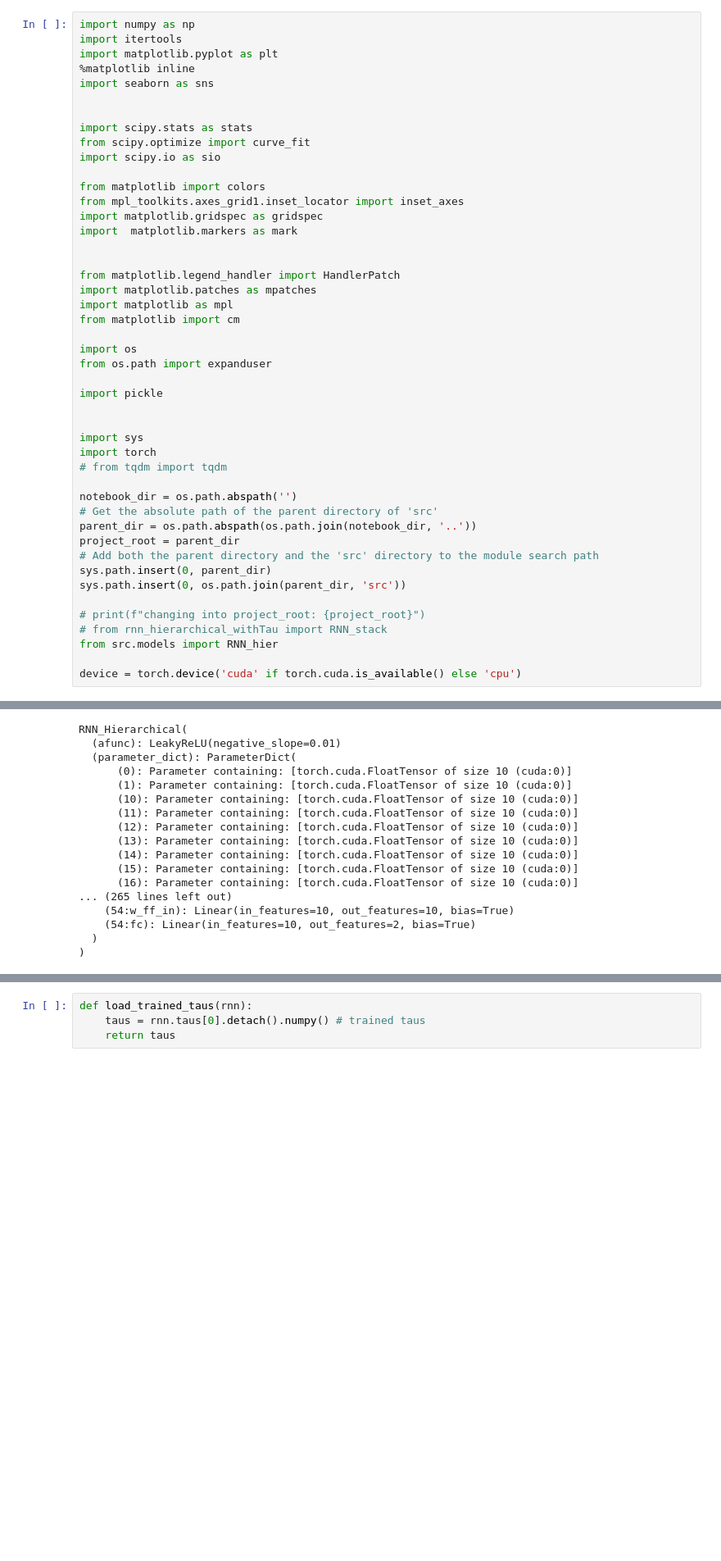
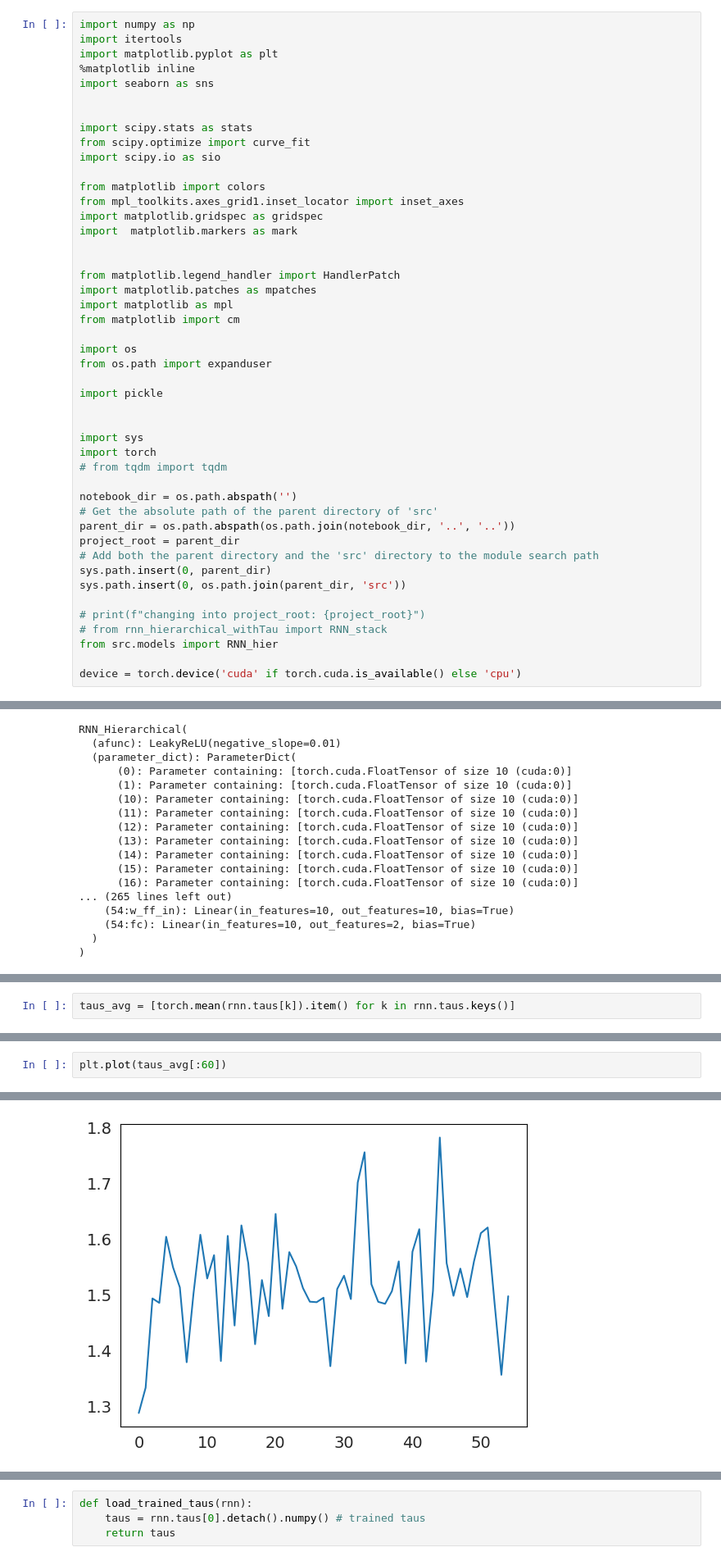
Before and after one commit to LevinaLab/rnn_timescale_public, a Jupyter notebook: analysis/timescales/Fig_trained_tau_comparison_hierarchical.ipynb, the cells around one changed output, grey strips where cells are left out. Shown at 82% size. Cells and saved outputs as stored; diff of their text form; blank space fills up the shorter version.

```diff
--- a/analysis/timescales/Fig_trained_tau_comparison_hierarchical.ipynb
+++ b/analysis/timescales/Fig_trained_tau_comparison_hierarchical.ipynb
@@ -33,7 +33,7 @@ import torch
 
 notebook_dir = os.path.abspath('')
 # Get the absolute path of the parent directory of 'src'
-parent_dir = os.path.abspath(os.path.join(notebook_dir, '..'))
+parent_dir = os.path.abspath(os.path.join(notebook_dir, '..', '..'))
 project_root = parent_dir
 # Add both the parent directory and the 'src' directory to the module search path
 sys.path.insert(0, parent_dir)
@@ -135,0 +138,2 @@ RNN_Hierarchical(
+# %%
+taus_avg = [torch.mean(rnn.taus[k]).item() for k in rnn.taus.keys()]
@@ -135,0 +160,3 @@ RNN_Hierarchical(
+# %%
+plt.plot(taus_avg[:60])
+# %% [output]
@@ -135,0 +181 @@ RNN_Hierarchical(
+[figure, added]
```
Also changed, not shown: parts of 5 cells of this notebook, 2 other files.
